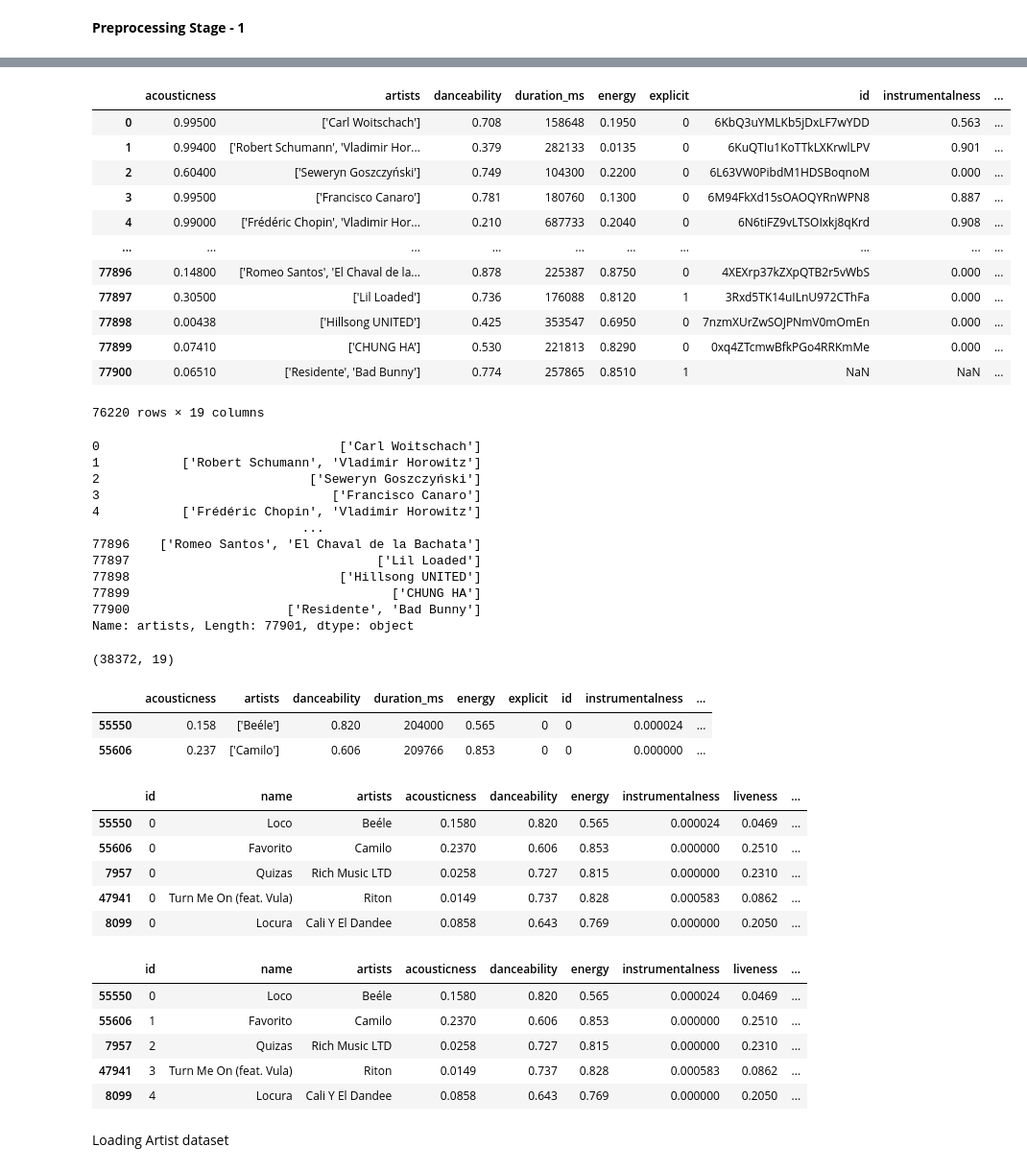
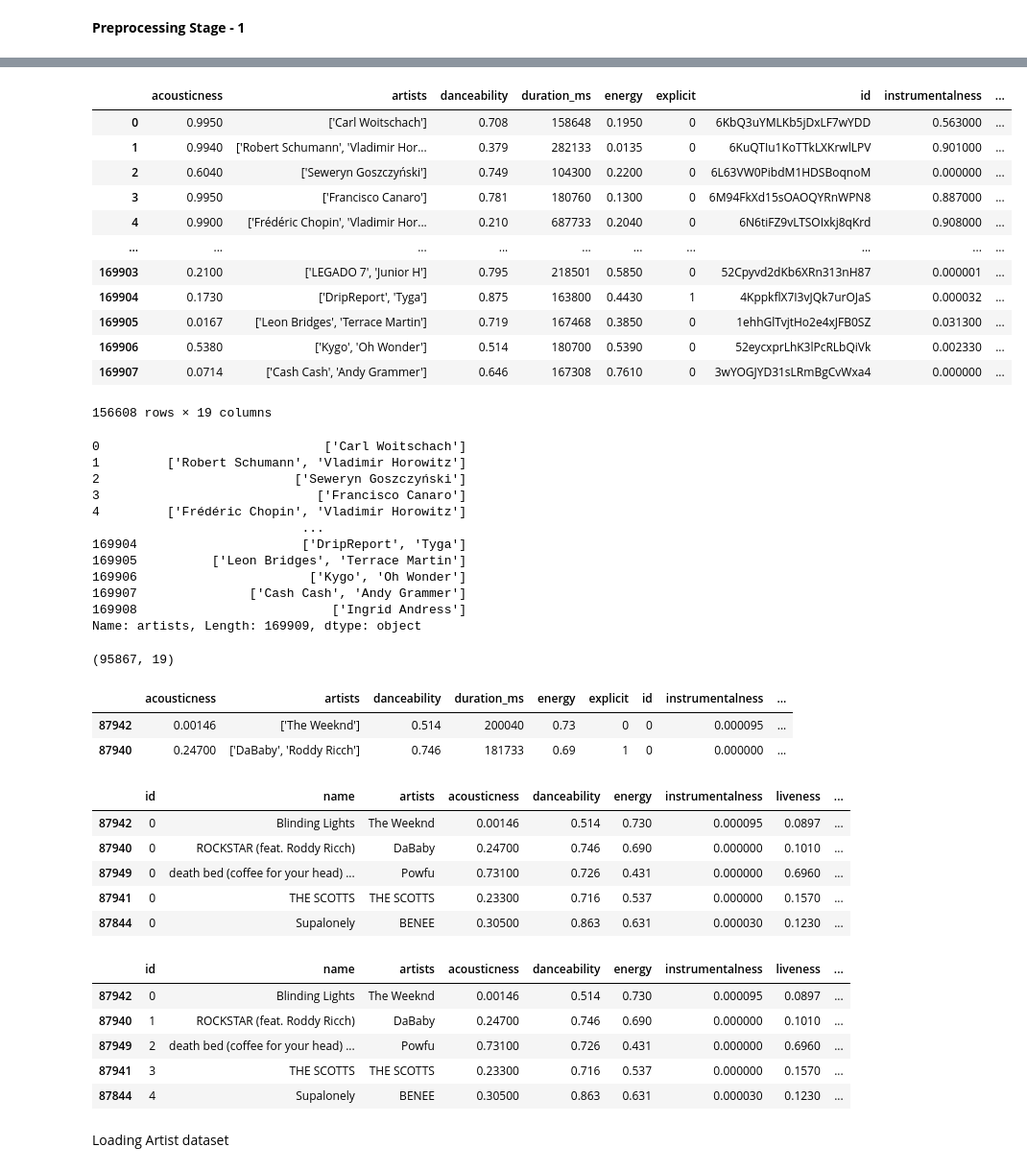
Before and after one commit to Srinidhi-Krishnan30/Music-Genre-Classification, a Jupyter notebook: MGCR (1).ipynb, the cells around one changed output, grey strips where cells are left out. Shown at 96% size. Saved outputs shown, nothing was run; the diff lists cells and outputs as text; code cells hidden in the pictures.

```diff
--- a/MGCR (1).ipynb
+++ b/MGCR (1).ipynb
@@ -73,49 +73,49 @@ from sklearn.preprocessing import MinMaxScaler
 # %%
-songs = pd.read_csv("/content/songs.csv")
+songs = pd.read_csv("songs.csv")
 songs.drop_duplicates(subset=["name", "artists"], keep='first')
 # %% [output]
 |  | acousticness | artists | danceability | duration_ms | energy | explicit | id | instrumentalness | ... |
-| 0 | 0.99500 | ['Carl Woitschach'] | 0.708 | 158648 | 0.1950 | 0 | 6KbQ3uYMLKb5jDxLF7wYDD | 0.563 | ... |
-| 1 | 0.99400 | ['Robert Schumann', 'Vladimir Hor... | 0.379 | 282133 | 0.0135 | 0 | 6KuQTIu1KoTTkLXKrwlLPV | 0.901 | ... |
-| 2 | 0.60400 | ['Seweryn Goszczyński'] | 0.749 | 104300 | 0.2200 | 0 | 6L63VW0PibdM1HDSBoqnoM | 0.000 | ... |
-| 3 | 0.99500 | ['Francisco Canaro'] | 0.781 | 180760 | 0.1300 | 0 | 6M94FkXd15sOAOQYRnWPN8 | 0.887 | ... |
-| 4 | 0.99000 | ['Frédéric Chopin', 'Vladimir Hor... | 0.210 | 687733 | 0.2040 | 0 | 6N6tiFZ9vLTSOIxkj8qKrd | 0.908 | ... |
+| 0 | 0.9950 | ['Carl Woitschach'] | 0.708 | 158648 | 0.1950 | 0 | 6KbQ3uYMLKb5jDxLF7wYDD | 0.563000 | ... |
+| 1 | 0.9940 | ['Robert Schumann', 'Vladimir Hor... | 0.379 | 282133 | 0.0135 | 0 | 6KuQTIu1KoTTkLXKrwlLPV | 0.901000 | ... |
+| 2 | 0.6040 | ['Seweryn Goszczyński'] | 0.749 | 104300 | 0.2200 | 0 | 6L63VW0PibdM1HDSBoqnoM | 0.000000 | ... |
+| 3 | 0.9950 | ['Francisco Canaro'] | 0.781 | 180760 | 0.1300 | 0 | 6M94FkXd15sOAOQYRnWPN8 | 0.887000 | ... |
+| 4 | 0.9900 | ['Frédéric Chopin', 'Vladimir Hor... | 0.210 | 687733 | 0.2040 | 0 | 6N6tiFZ9vLTSOIxkj8qKrd | 0.908000 | ... |
 | ... | ... | ... | ... | ... | ... | ... | ... | ... | ... |
-| 77896 | 0.14800 | ['Romeo Santos', 'El Chaval de la... | 0.878 | 225387 | 0.8750 | 0 | 4XEXrp37kZXpQTB2r5vWbS | 0.000 | ... |
-| 77897 | 0.30500 | ['Lil Loaded'] | 0.736 | 176088 | 0.8120 | 1 | 3Rxd5TK14uILnU972CThFa | 0.000 | ... |
-| 77898 | 0.00438 | ['Hillsong UNITED'] | 0.425 | 353547 | 0.6950 | 0 | 7nzmXUrZwSOJPNmV0mOmEn | 0.000 | ... |
-| 77899 | 0.07410 | ['CHUNG HA'] | 0.530 | 221813 | 0.8290 | 0 | 0xq4ZTcmwBfkPGo4RRKmMe | 0.000 | ... |
-| 77900 | 0.06510 | ['Residente', 'Bad Bunny'] | 0.774 | 257865 | 0.8510 | 1 | NaN | NaN | ... |
+| 169903 | 0.2100 | ['LEGADO 7', 'Junior H'] | 0.795 | 218501 | 0.5850 | 0 | 52Cpyvd2dKb6XRn313nH87 | 0.000001 | ... |
+| 169904 | 0.1730 | ['DripReport', 'Tyga'] | 0.875 | 163800 | 0.4430 | 1 | 4KppkflX7I3vJQk7urOJaS | 0.000032 | ... |
+| 169905 | 0.0167 | ['Leon Bridges', 'Terrace Martin'] | 0.719 | 167468 | 0.3850 | 0 | 1ehhGlTvjtHo2e4xJFB0SZ | 0.031300 | ... |
+| 169906 | 0.5380 | ['Kygo', 'Oh Wonder'] | 0.514 | 180700 | 0.5390 | 0 | 52eycxprLhK3lPcRLbQiVk | 0.002330 | ... |
+| 169907 | 0.0714 | ['Cash Cash', 'Andy Grammer'] | 0.646 | 167308 | 0.7610 | 0 | 3wYOGJYD31sLRmBgCvWxa4 | 0.000000 | ... |
-76220 rows × 19 columns
+156608 rows × 19 columns
 # %%
 songs["artists"].fillna(songs.artists.mode())
 # %% [output]
-0                                ['Carl Woitschach']
-1           ['Robert Schumann', 'Vladimir Horowitz']
-2                            ['Seweryn Goszczyński']
-3                               ['Francisco Canaro']
-4           ['Frédéric Chopin', 'Vladimir Horowitz']
+0                              ['Carl Woitschach']
+1         ['Robert Schumann', 'Vladimir Horowitz']
+2                          ['Seweryn Goszczyński']
+3                             ['Francisco Canaro']
+4         ['Frédéric Chopin', 'Vladimir Horowitz']
                             ...
-77896    ['Romeo Santos', 'El Chaval de la Bachata']
-77897                                 ['Lil Loaded']
-77898                            ['Hillsong UNITED']
-77899                                   ['CHUNG HA']
-77900                     ['Residente', 'Bad Bunny']
-Name: artists, Length: 77901, dtype: object
+169904                      ['DripReport', 'Tyga']
+169905          ['Leon Bridges', 'Terrace Martin']
+169906                       ['Kygo', 'Oh Wonder']
+169907               ['Cash Cash', 'Andy Grammer']
+169908                          ['Ingrid Andress']
+Name: artists, Length: 169909, dtype: object
 # %%
 songs.drop(songs[songs["popularity"] < 30].index, inplace=True, axis=0)
 songs.sort_values(by="popularity", inplace=True, ascending=False)
 songs.shape
 # %% [output]
-(38372, 19)
+(95867, 19)
 # %%
 songs["spotify_id"] = songs["id"]
 songs["id"] = 0
 songs.head(2)
 # %% [output]
 |  | acousticness | artists | danceability | duration_ms | energy | explicit | id | instrumentalness | ... |
-| 55550 | 0.158 | ['Beéle'] | 0.820 | 204000 | 0.565 | 0 | 0 | 0.000024 | ... |
-| 55606 | 0.237 | ['Camilo'] | 0.606 | 209766 | 0.853 | 0 | 0 | 0.000000 | ... |
+| 87942 | 0.00146 | ['The Weeknd'] | 0.514 | 200040 | 0.73 | 0 | 0 | 0.000095 | ... |
+| 87940 | 0.24700 | ['DaBaby', 'Roddy Ricch'] | 0.746 | 181733 | 0.69 | 1 | 0 | 0.000000 | ... |
 # %%
 songs["artists"] = songs["artists"].map(lambda x: x.split(', ')[0])
 songs["artists"] = songs["artists"].map(lambda x: x.replace(']', ""))
@@ -129,22 +129,22 @@ songs = songs[cols_to_keep]
 songs.head()
 # %% [output]
 |  | id | name | artists | acousticness | danceability | energy | instrumentalness | liveness | ... |
-| 55550 | 0 | Loco | Beéle | 0.1580 | 0.820 | 0.565 | 0.000024 | 0.0469 | ... |
-| 55606 | 0 | Favorito | Camilo | 0.2370 | 0.606 | 0.853 | 0.000000 | 0.2510 | ... |
-| 7957 | 0 | Quizas | Rich Music LTD | 0.0258 | 0.727 | 0.815 | 0.000000 | 0.2310 | ... |
-| 47941 | 0 | Turn Me On (feat. Vula) | Riton | 0.0149 | 0.737 | 0.828 | 0.000583 | 0.0862 | ... |
-| 8099 | 0 | Locura | Cali Y El Dandee | 0.0858 | 0.643 | 0.769 | 0.000000 | 0.2050 | ... |
+| 87942 | 0 | Blinding Lights | The Weeknd | 0.00146 | 0.514 | 0.730 | 0.000095 | 0.0897 | ... |
+| 87940 | 0 | ROCKSTAR (feat. Roddy Ricch) | DaBaby | 0.24700 | 0.746 | 0.690 | 0.000000 | 0.1010 | ... |
+| 87949 | 0 | death bed (coffee for your head) ... | Powfu | 0.73100 | 0.726 | 0.431 | 0.000000 | 0.6960 | ... |
+| 87941 | 0 | THE SCOTTS | THE SCOTTS | 0.23300 | 0.716 | 0.537 | 0.000000 | 0.1570 | ... |
+| 87844 | 0 | Supalonely | BENEE | 0.30500 | 0.863 | 0.631 | 0.000030 | 0.1230 | ... |
 # %%
 for i in range(len(songs)):
     songs.iloc[i, 0]=i
 songs.head()
 # %% [output]
 |  | id | name | artists | acousticness | danceability | energy | instrumentalness | liveness | ... |
-| 55550 | 0 | Loco | Beéle | 0.1580 | 0.820 | 0.565 | 0.000024 | 0.0469 | ... |
-| 55606 | 1 | Favorito | Camilo | 0.2370 | 0.606 | 0.853 | 0.000000 | 0.2510 | ... |
-| 7957 | 2 | Quizas | Rich Music LTD | 0.0258 | 0.727 | 0.815 | 0.000000 | 0.2310 | ... |
-| 47941 | 3 | Turn Me On (feat. Vula) | Riton | 0.0149 | 0.737 | 0.828 | 0.000583 | 0.0862 | ... |
-| 8099 | 4 | Locura | Cali Y El Dandee | 0.0858 | 0.643 | 0.769 | 0.000000 | 0.2050 | ... |
+| 87942 | 0 | Blinding Lights | The Weeknd | 0.00146 | 0.514 | 0.730 | 0.000095 | 0.0897 | ... |
+| 87940 | 1 | ROCKSTAR (feat. Roddy Ricch) | DaBaby | 0.24700 | 0.746 | 0.690 | 0.000000 | 0.1010 | ... |
+| 87949 | 2 | death bed (coffee for your head) ... | Powfu | 0.73100 | 0.726 | 0.431 | 0.000000 | 0.6960 | ... |
+| 87941 | 3 | THE SCOTTS | THE SCOTTS | 0.23300 | 0.716 | 0.537 | 0.000000 | 0.1570 | ... |
+| 87844 | 4 | Supalonely | BENEE | 0.30500 | 0.863 | 0.631 | 0.000030 | 0.1230 | ... |
 # %% [markdown]
 Loading Artist dataset
 # %%
```
Also changed, not shown: parts of 21 cells of this notebook, 3 other files.
